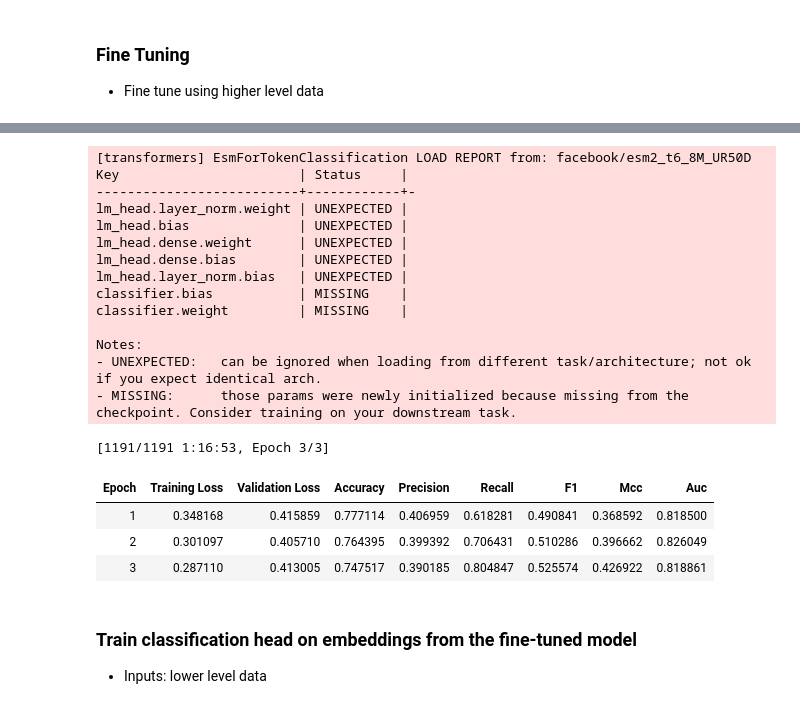
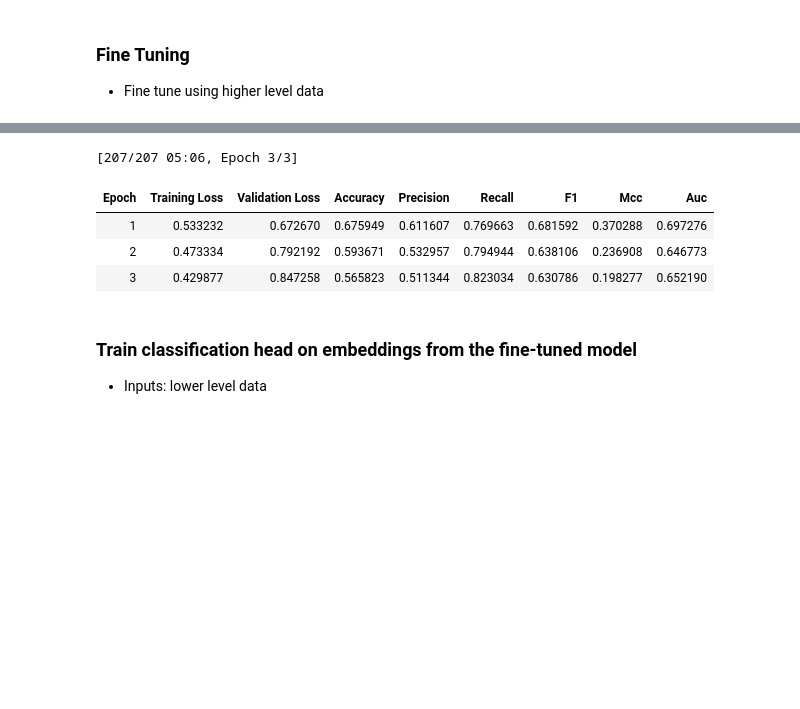
Before and after one commit to harryb257/MScProject, a Jupyter notebook: ESM2 finetune.ipynb, the cells around one changed output, grey strips where cells are left out. Drawn from its saved outputs; the diff is of its cells as text; code cells hidden in the pictures; blank space fills up the shorter version.

```diff
--- a/ESM2 finetune.ipynb
+++ b/ESM2 finetune.ipynb
@@ -46,3 +83,25 @@ Df contains sequences with length > ESM max input length (1024), sliding window
+# %%
+# Select pathogen folder - UPDATE to pathogen of choice
+pathogen_dir = Path('/Users/harry/Documents/Data Science MSc/PROJECT/MScProject/Yellow fever virus')
+
+# Define higher, lower and test data
+def select_datasets(pathogen_dir):
+    lower_level = None
+    higher_level = None
+    target = None
+
+    for file in pathogen_dir.iterdir():
+        if 'Lower' in file.name:
+            lower_level = file
+        elif 'Higher' in file.name:
+            higher_level = file
+        elif 'Target' in file.name:
+            target = file
+
+    return lower_level, higher_level, target
+
+# Assign to variables for automatic csv selection in code
+lower_level, higher_level, target = select_datasets(pathogen_dir)
 # %% [markdown]
 ### Sliding window
 
@@ -109,7 +168,7 @@ def preprocess_csv(csv_file):
     preprocessed_df = preprocessed_df.sort_values(['Info_protein_id', 'Info_pos'])
 
     # Aggregate columns for wide format
-    preprocessed_df = preprocessed_df.groupby(['Info_protein_id'], as_index=False).agg(  # ,'Info_group', , 'Info_split'
+    preprocessed_df = preprocessed_df.groupby(['Info_protein_id','Info_group', 'Info_split'], as_index=False).agg(  # ,'Info_group', , 'Info_split'
         sequence=('Info_AA', ''.join),
         label=('Class', list),
         position=('Info_pos', list))
@@ -120,7 +179,7 @@ def preprocess_csv(csv_file):
     return preprocessed_df
 
 # Import higher level data and preprocess to stacked df
-df_higher = preprocess_csv('/Users/harry/Documents/Data Science MSc/PROJECT/MScProject/Bunyaviricetes/Higher_2732396.csv')
+df_higher = preprocess_csv(higher_level)
 
 df_higher
 # %% [output]
@@ -224,67 +267,52 @@ def compute_metrics(p):
 
     return {'accuracy': accuracy, 'precision': precision, 'recall': recall, 'f1': f1, 'mcc': mcc, 'auc': auc}
 
-model = AutoModelForTokenClassification.from_pretrained(checkpoint)
-
-num_fine_tune_epochs = 3
+num_fine_tune_epochs = 3 # 10 in Nature peft paper
 
 training_args = TrainingArguments(
     output_dir='/Users/harry/Documents/Data Science MSc/PROJECT/MScProject/fine-tuned-8M',
     # learning_rate=2e-5,
     per_device_train_batch_size=4, # Match to Nature peft paper
     gradient_accumulation_steps=2, # Match to Nature peft paper
     # per_device_train_batch_size=16,
     per_device_eval_batch_size=4,
-    fp16=True, # Change precision to match Nature paper
+    # fp16=False, # Change precision to match Nature paper
     num_train_epochs=num_fine_tune_epochs,
-    weight_decay=0.01,
-    eval_strategy='steps', # Update from epoch
-    eval_steps=500,
-    save_strategy='steps',
-    save_steps=500,
-    logging_strategy='epoch',
+    learning_rate=3e-4, # Match to Nature peft paper
+    seed=42, # Match to Nature peft paper
+    eval_strategy='epoch', # Update from epoch
+    # eval_steps=500,
+    save_strategy='epoch',
+    # save_steps=500,
+    logging_strategy='epoch', # Steps?
     load_best_model_at_end=True,
     metric_for_best_model='auc',
     greater_is_better=True
 )
 
 trainer = Trainer(
     model=model,
     args=training_args,
     train_dataset=preprocessed_train,
     eval_dataset=preprocessed_val,
     processing_class=tokenizer,
     data_collator=data_collator,
     compute_metrics=compute_metrics,
 )
 
 trainer.train()
 
 # Obtain best model weights
 model = trainer.model
 
 # Explicitly save best performing model
 # trainer.save_model('/Users/harry/Documents/Data Science MSc/PROJECT/MScProject/fine-tuned-8M/best-performing-model')
 # %% [output]
-[transformers] EsmForTokenClassification LOAD REPORT from: facebook/esm2_t6_8M_UR50D
-Key                       | Status     |
---------------------------+------------+-
-lm_head.layer_norm.weight | UNEXPECTED |
-lm_head.bias              | UNEXPECTED |
-lm_head.dense.weight      | UNEXPECTED |
-lm_head.dense.bias        | UNEXPECTED |
-lm_head.layer_norm.bias   | UNEXPECTED |
-classifier.bias           | MISSING    |
-classifier.weight         | MISSING    |
-
-Notes:
-- UNEXPECTED:   can be ignored when loading from different task/architecture; not ok if you expect identical arch.
-- MISSING:      those params were newly initialized because missing from the checkpoint. Consider training on your downstream task.
+[207/207 05:06, Epoch 3/3]
-[1191/1191 1:16:53, Epoch 3/3]
 | Epoch | Training Loss | Validation Loss | Accuracy | Precision | Recall | F1 | Mcc | Auc |
-| 1 | 0.348168 | 0.415859 | 0.777114 | 0.406959 | 0.618281 | 0.490841 | 0.368592 | 0.818500 |
-| 2 | 0.301097 | 0.405710 | 0.764395 | 0.399392 | 0.706431 | 0.510286 | 0.396662 | 0.826049 |
-| 3 | 0.287110 | 0.413005 | 0.747517 | 0.390185 | 0.804847 | 0.525574 | 0.426922 | 0.818861 |
+| 1 | 0.533232 | 0.672670 | 0.675949 | 0.611607 | 0.769663 | 0.681592 | 0.370288 | 0.697276 |
+| 2 | 0.473334 | 0.792192 | 0.593671 | 0.532957 | 0.794944 | 0.638106 | 0.236908 | 0.646773 |
+| 3 | 0.429877 | 0.847258 | 0.565823 | 0.511344 | 0.823034 | 0.630786 | 0.198277 | 0.652190 |
 # %% [markdown]
 ### Train classification head on embeddings from the fine-tuned model
 
```
Also changed, not shown: parts of 22 cells of this notebook.
